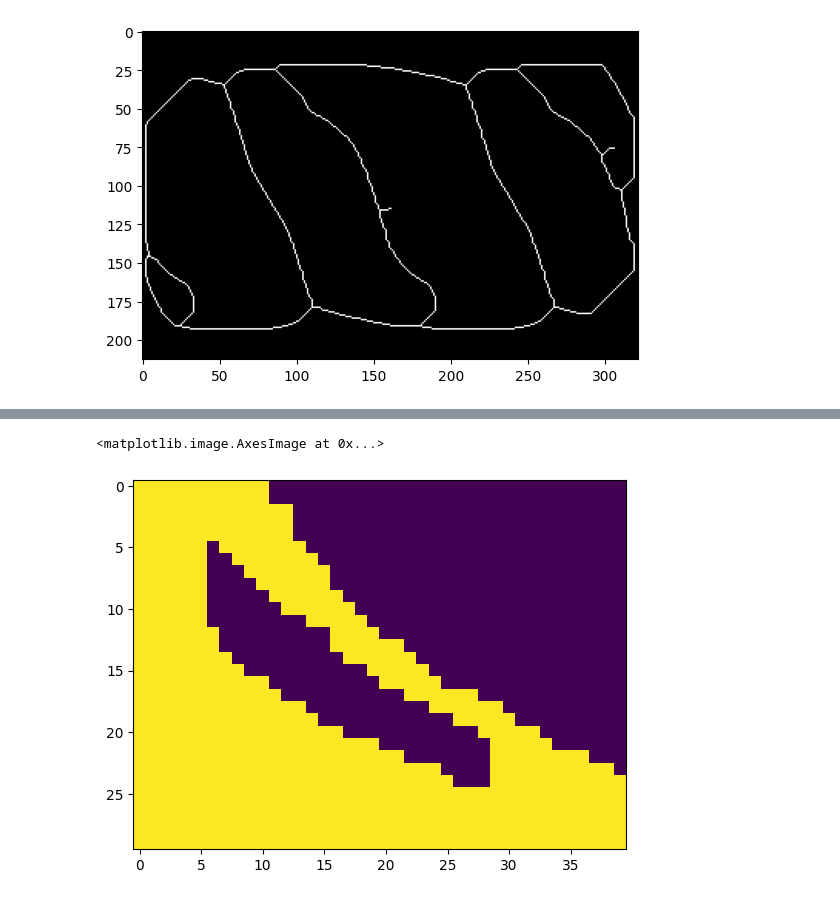
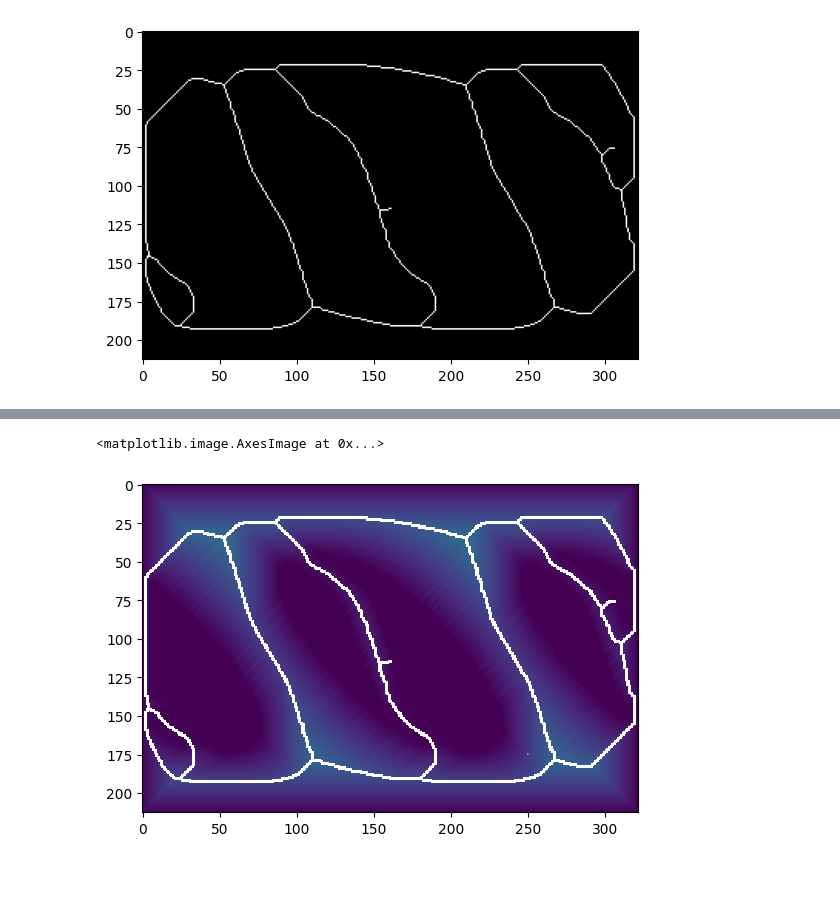
Before and after one commit to alexander-paskal/RoadmapPlanner, a Jupyter notebook: test.ipynb, the cells around one changed output, grey strips where cells are left out. Cells and saved outputs as stored; diff of their text form; code cells hidden in the pictures; blank space fills up the shorter version.

```diff
--- a/test.ipynb
+++ b/test.ipynb
@@ -144,5 +139,8 @@ plt.imshow(sdf[145:175, :40])
-# %%
-plt.imshow(img[145:175, :40])
-# %% [output]
-<matplotlib.image.AxesImage at 0x...>
-[figure, removed]
+# %%
+start_pos = [175, 250]
+visual_sdf = np.array(sdf)
+visual_sdf[start_pos[0], start_pos[1]] = 100
+plt.imshow(visual_sdf)
+# %% [output]
+<matplotlib.image.AxesImage at 0x...>
+[figure, added]
```
Also changed, not shown: parts of 7 cells of this notebook, 6 other files.
